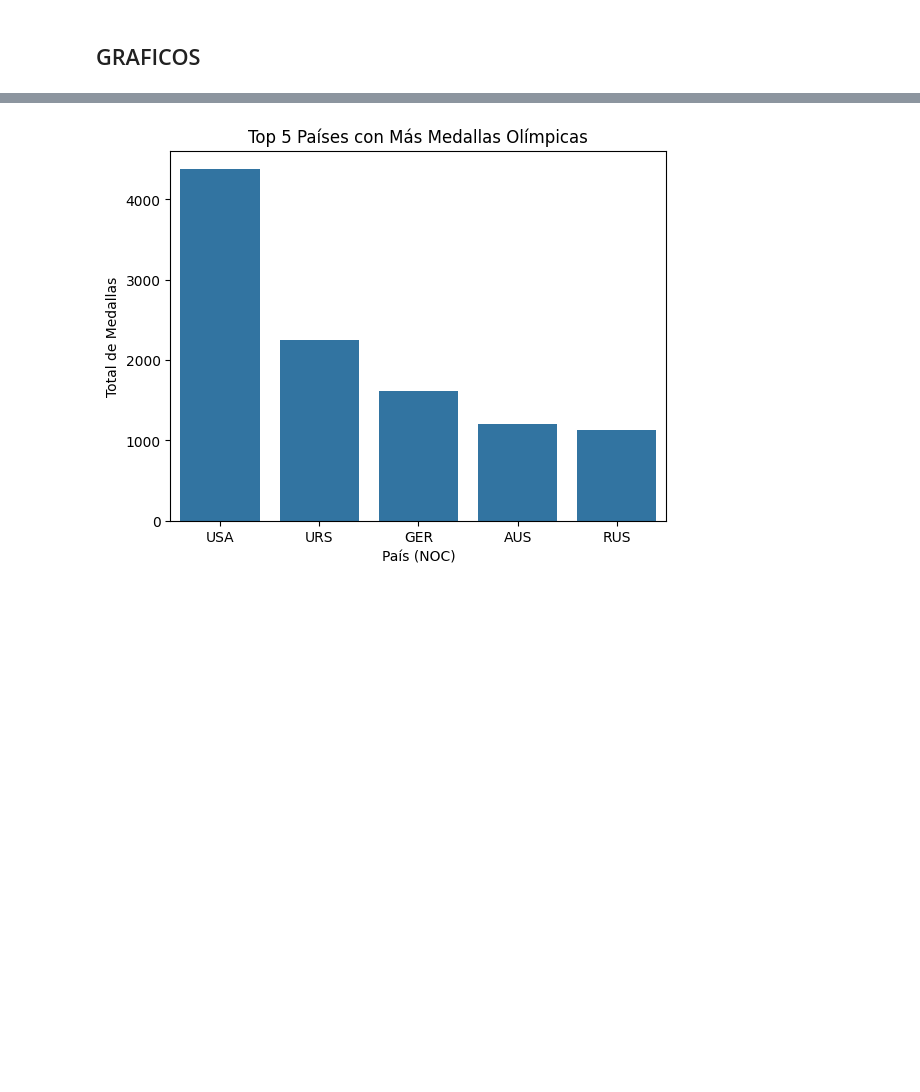
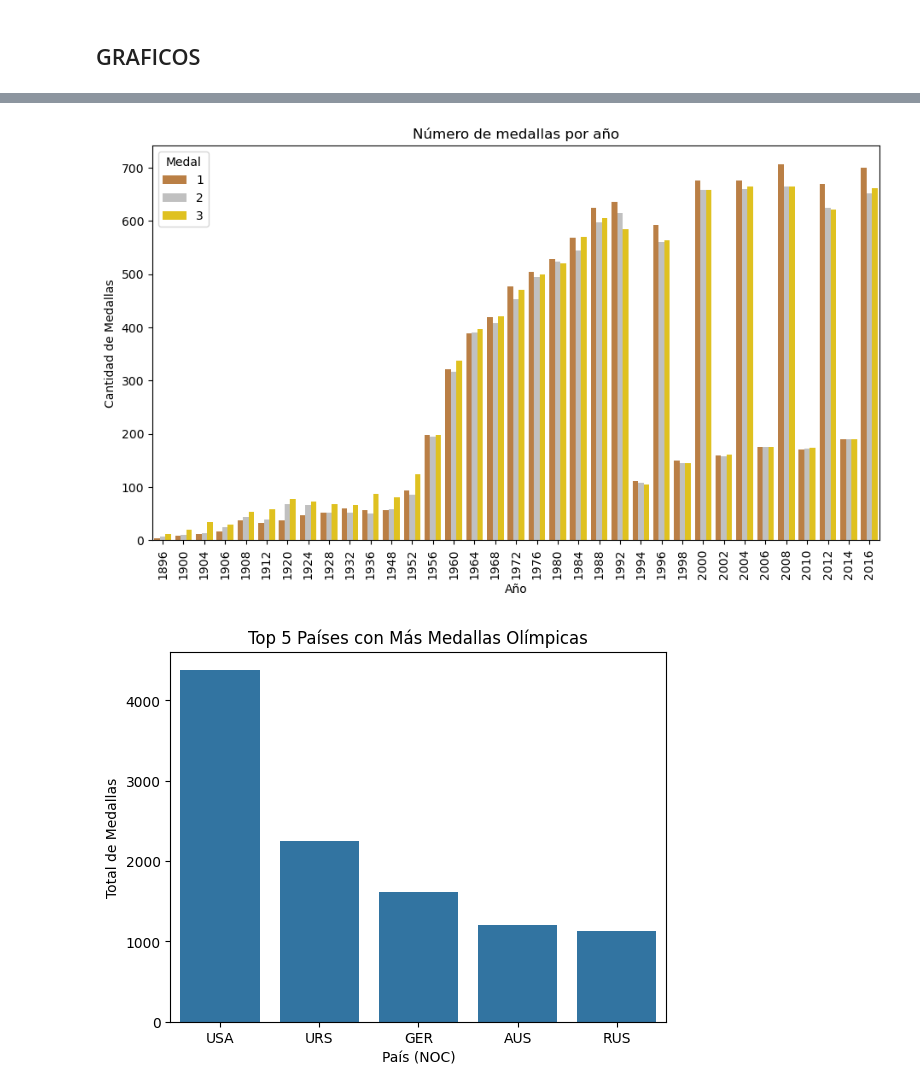
Before and after one commit to VIZ3NT04/model_ath, a Jupyter notebook: piton.ipynb, the cells around one changed output, grey strips where cells are left out. Drawn from its saved outputs; the diff is of its cells as text; code cells hidden in the pictures; blank space fills up the shorter version.

Commit message:
Fix medallas

```diff
--- a/piton.ipynb
+++ b/piton.ipynb
@@ -233 +235,20 @@ plt.show()
+# %%
+import seaborn as sns
+import matplotlib.pyplot as plt
+
+plt.figure(figsize=(11,6))
+sns.countplot(
+    x='Year',
+    hue='Medal',
+    data=df[df['Medal'] != 0],
+    palette={1: '#CD7F32', 2: '#C0C0C0', 3: '#FFD700'}
+)
+
+plt.xticks(rotation=90)
+plt.title("Número de medallas por año")
+plt.ylabel("Cantidad de Medallas")
+plt.xlabel("Año")
+plt.show()
+# %% [output]
+[figure, added]
 # %%
```
Also changed, not shown: parts of 7 cells of this notebook.
